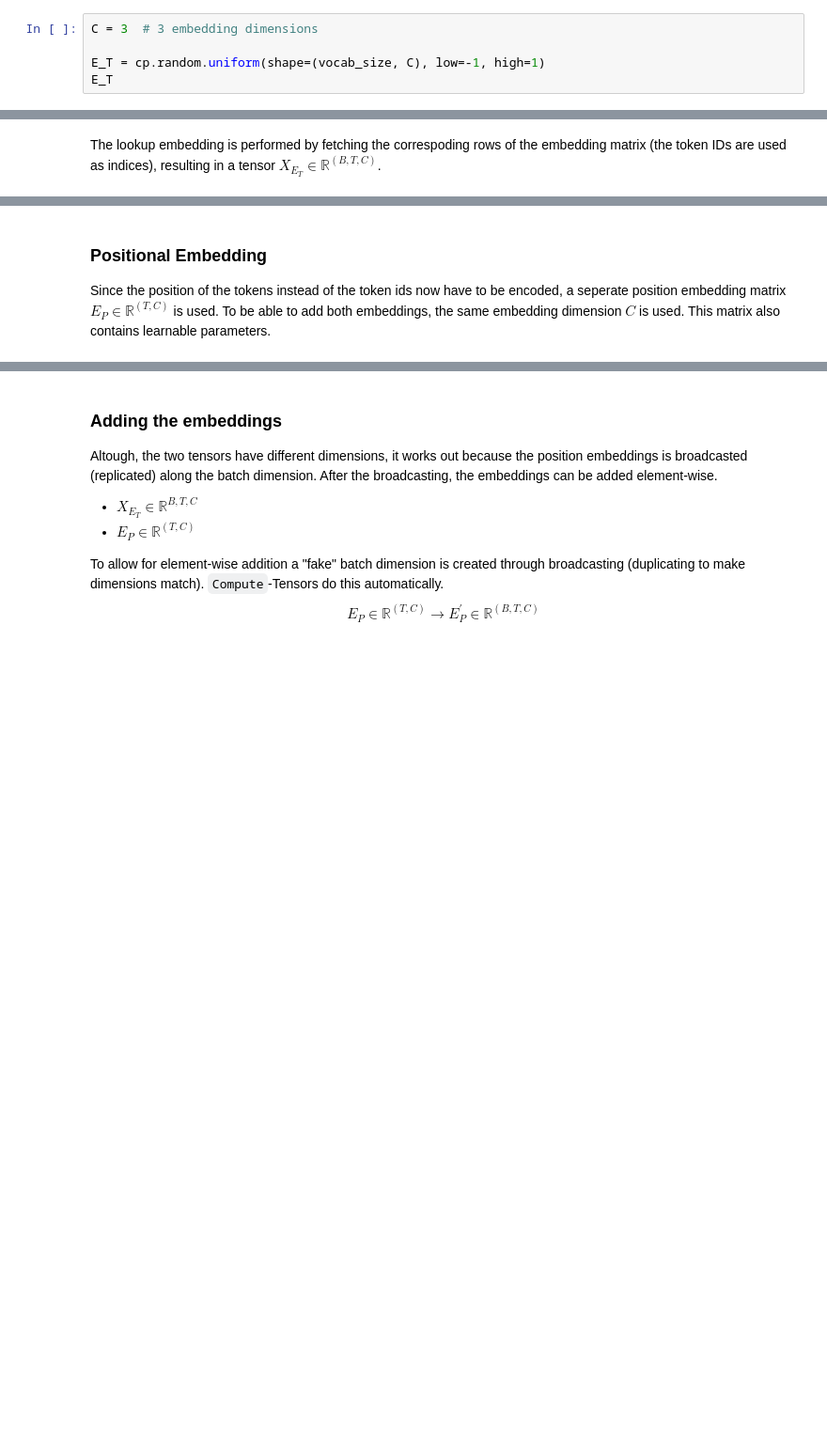
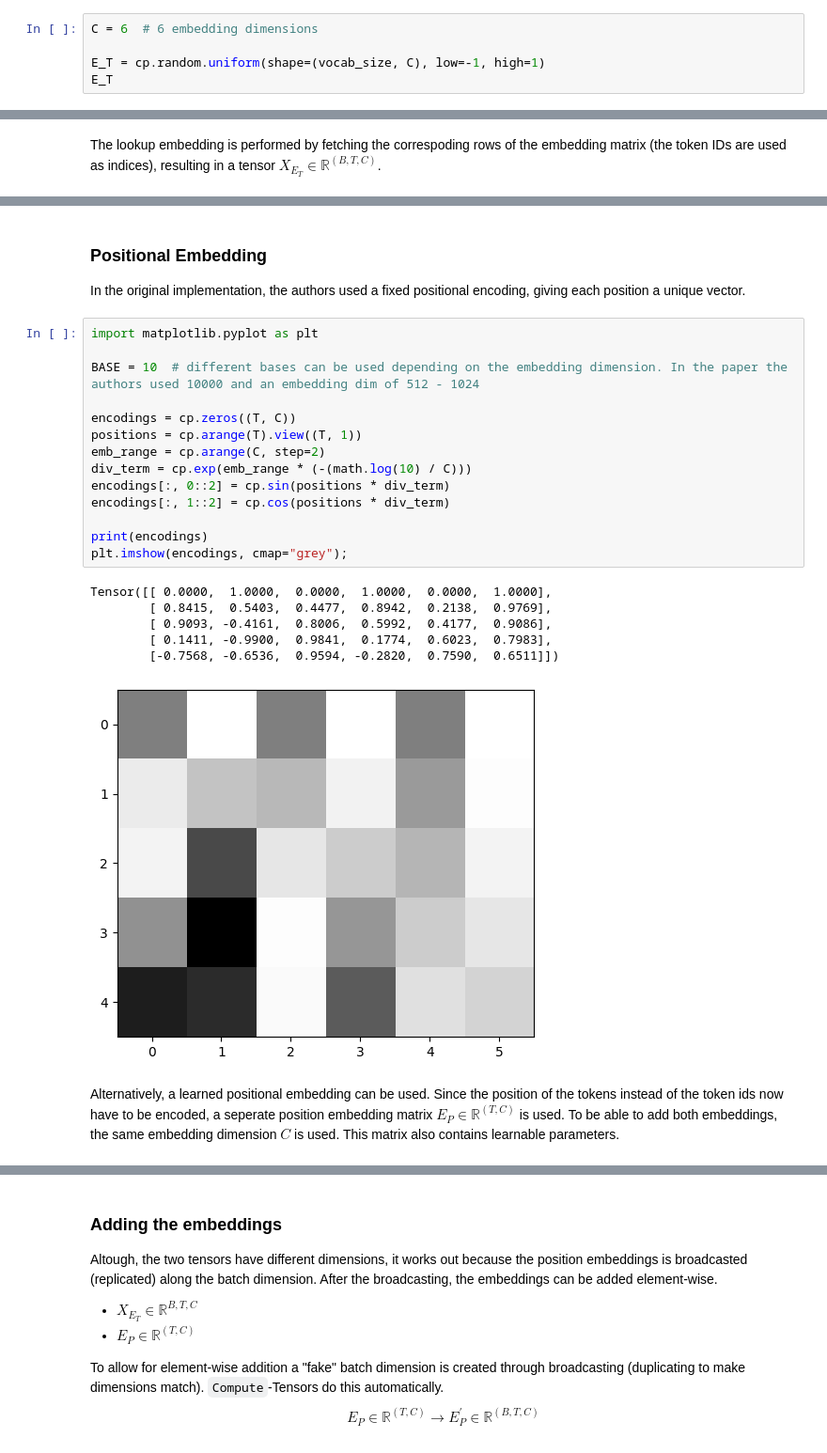
Before and after one commit to dakofler/compyute_transformer, a Jupyter notebook: theory/attention_theory.ipynb, the cells around one changed output, grey strips where cells are left out. Shown at 94% size. Saved outputs shown, nothing was run; the diff lists cells and outputs as text; blank space fills up the shorter version.

```diff
--- a/theory/attention_theory.ipynb
+++ b/theory/attention_theory.ipynb
@@ -78,7 +78,7 @@ token ids: Tensor([[ 7,  4, 11, 11, 14]])
 
 Each token is assigned a usually high-dimensional embedding vector. For this a **lookup-embedding** is used, which means that the corresponding embedding vector is fetched from a embedding matrix $ E_T \in \mathbb{R}^{(vocab size, C)} $, where $ C $ represents the number dimensions of the embedding vectors. This matrix contains learnable parameters.
 # %%
-C = 3  # 3 embedding dimensions
+C = 6  # 6 embedding dimensions
 
 E_T = cp.random.uniform(shape=(vocab_size, C), low=-1, high=1)
 E_T
@@ -119,7 +119,30 @@ Tensor([[[ 0.5983, -0.0770,  0.5611],
+# %% [markdown]
+### Positional Embedding
+
+In the original implementation, the authors used a fixed positional encoding, giving each position a unique vector.
+# %%
+import matplotlib.pyplot as plt
+
+BASE = 10  # different bases can be used depending on the embedding dimension. In the paper the authors used 10000 and an embedding dim of 512 - 1024
+
+encodings = cp.zeros((T, C))
+positions = cp.arange(T).view((T, 1))
+emb_range = cp.arange(C, step=2)
+div_term = cp.exp(emb_range * (-(math.log(10) / C)))
+encodings[:, 0::2] = cp.sin(positions * div_term)
+encodings[:, 1::2] = cp.cos(positions * div_term)
+
+print(encodings)
+plt.imshow(encodings, cmap="grey");
+# %% [output]
+Tensor([[ 0.0000,  1.0000,  0.0000,  1.0000,  0.0000,  1.0000],
+        [ 0.8415,  0.5403,  0.4477,  0.8942,  0.2138,  0.9769],
+        [ 0.9093, -0.4161,  0.8006,  0.5992,  0.4177,  0.9086],
+        [ 0.1411, -0.9900,  0.9841,  0.1774,  0.6023,  0.7983],
+        [-0.7568, -0.6536,  0.9594, -0.2820,  0.7590,  0.6511]])
+[figure, added]
 # %% [markdown]
-### Positional Embedding
-
-Since the position of the tokens instead of the token ids now have to be encoded, a seperate position embedding matrix $ E_P \in \mathbb{R}^{(T, C)} $ is used.  To be able to add both embeddings, the same embedding dimension $ C $ is used. This matrix also contains learnable parameters.
+Alternatively, a learned positional embedding can be used. Since the position of the tokens instead of the token ids now have to be encoded, a seperate position embedding matrix $ E_P \in \mathbb{R}^{(T, C)} $ is used.  To be able to add both embeddings, the same embedding dimension $ C $ is used. This matrix also contains learnable parameters.
 # %%
 E_P = cp.random.uniform(shape=(T, C))
 E_P
```
Also changed, not shown: parts of 12 cells of this notebook, 17 other files.
